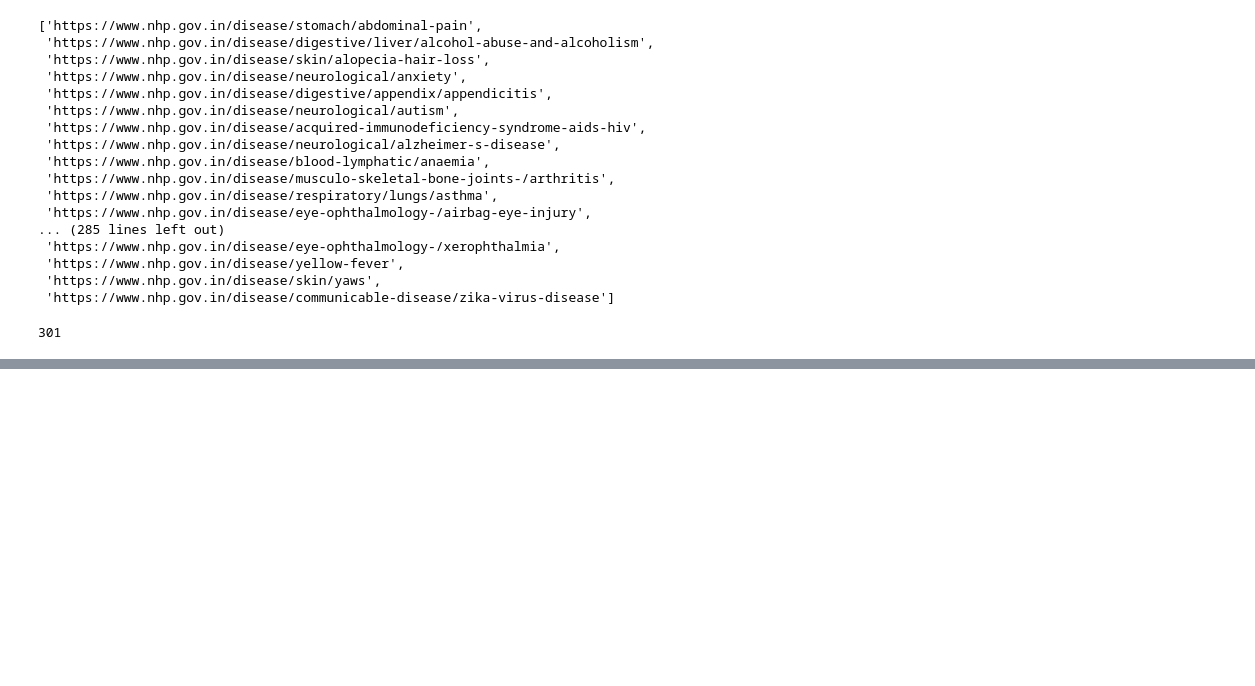
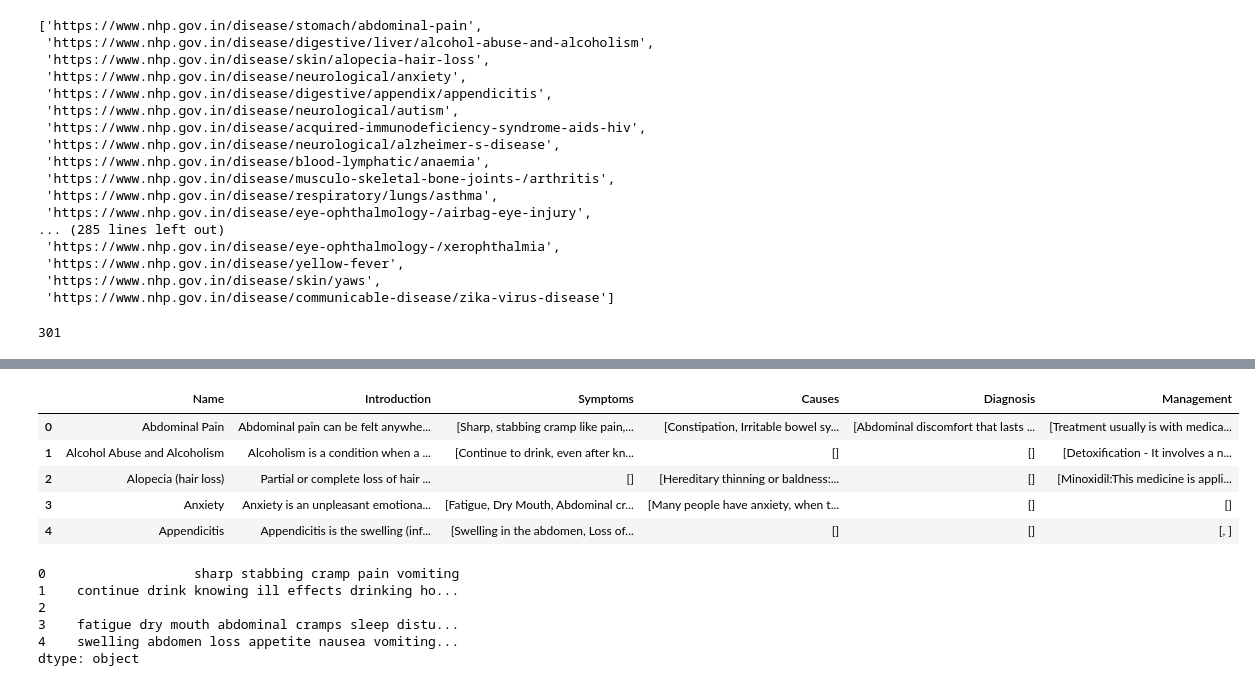
Before and after one commit to MediKnot/MediKnot-DataAnalysis, a Jupyter notebook: DiseaseDataWebScrap.ipynb, the cells around one changed output, grey strips where cells are left out. Drawn from its saved outputs; the diff is of its cells as text; code cells hidden in the pictures; blank space fills up the shorter version.

```diff
--- a/DiseaseDataWebScrap.ipynb
+++ b/DiseaseDataWebScrap.ipynb
@@ -91,0 +103,22 @@ for url in tqdm(diseasesUrlList[68+93:]):
+# %%
+def clean_data(sentence):
+    sentence = re.sub('http[s]?://(?:[a-zA-Z]|[0-9]|[$-_@.&+]|[!*\(\),]|(?:%[0-9a-zA-Z][0-9a-zA-Z]))+', '', sentence)
+    sentence = re.sub('www?.(?:[a-zA-Z]|[0-9]|[$-_@.&+]|[!*\(\),]|[!*.(.),]|(?:%[0-9a-zA-Z][0-9a-zA-Z]))+', '', sentence)
+    return sentence
+
+for i in df.index:
+    for col in df.columns:
+        if type(df[col][i]) == list:
+            df[col][i] = [clean_data(sentence) for sentence in df[col][i]]
+        else:
+            df[col][i] = clean_data(df[col][i])
+df.to_json('./Data/disease_data.json')
+df = pd.read_json('./Data/disease_data.json')
+df.head()
+# %% [output]
+|  | Name | Introduction | Symptoms | Causes | Diagnosis | Management |
+| 0 | Abdominal Pain | Abdominal pain can be felt anywhe... | [Sharp, stabbing cramp like pain,... | [Constipation, Irritable bowel sy... | [Abdominal discomfort that lasts ... | [Treatment usually is with medica... |
+| 1 | Alcohol Abuse and Alcoholism | Alcoholism is a condition when a ... | [Continue to drink, even after kn... | [] | [] | [Detoxification - It involves a n... |
+| 2 | Alopecia (hair loss) | Partial or complete loss of hair ... | [] | [Hereditary thinning or baldness:... | [] | [Minoxidil:This medicine is appli... |
+| 3 | Anxiety | Anxiety is an unpleasant emotiona... | [Fatigue, Dry Mouth, Abdominal cr... | [Many people have anxiety, when t... | [] | [] |
+| 4 | Appendicitis | Appendicitis is the swelling (inf... | [Swelling in the abdomen, Loss of... | [] | [] | [, ] |
@@ -91,0 +176,15 @@ for url in tqdm(diseasesUrlList[68+93:]):
+# %%
+symptoms_list = []
+for i in df.index:
+    symptom = ' '.join(df['Symptoms'][i])
+    res = (symptom).lower()
+    symptoms_list.append(keyword_extraction(res))
+symptoms_list = pd.Series(symptoms_list)
+symptoms_list[:5]
+# %% [output]
+0                   sharp stabbing cramp pain vomiting
+1    continue drink knowing ill effects drinking ho...
+2
+3    fatigue dry mouth abdominal cramps sleep distu...
+4    swelling abdomen loss appetite nausea vomiting...
+dtype: object
```
Also changed, not shown: parts of 10 cells of this notebook.
